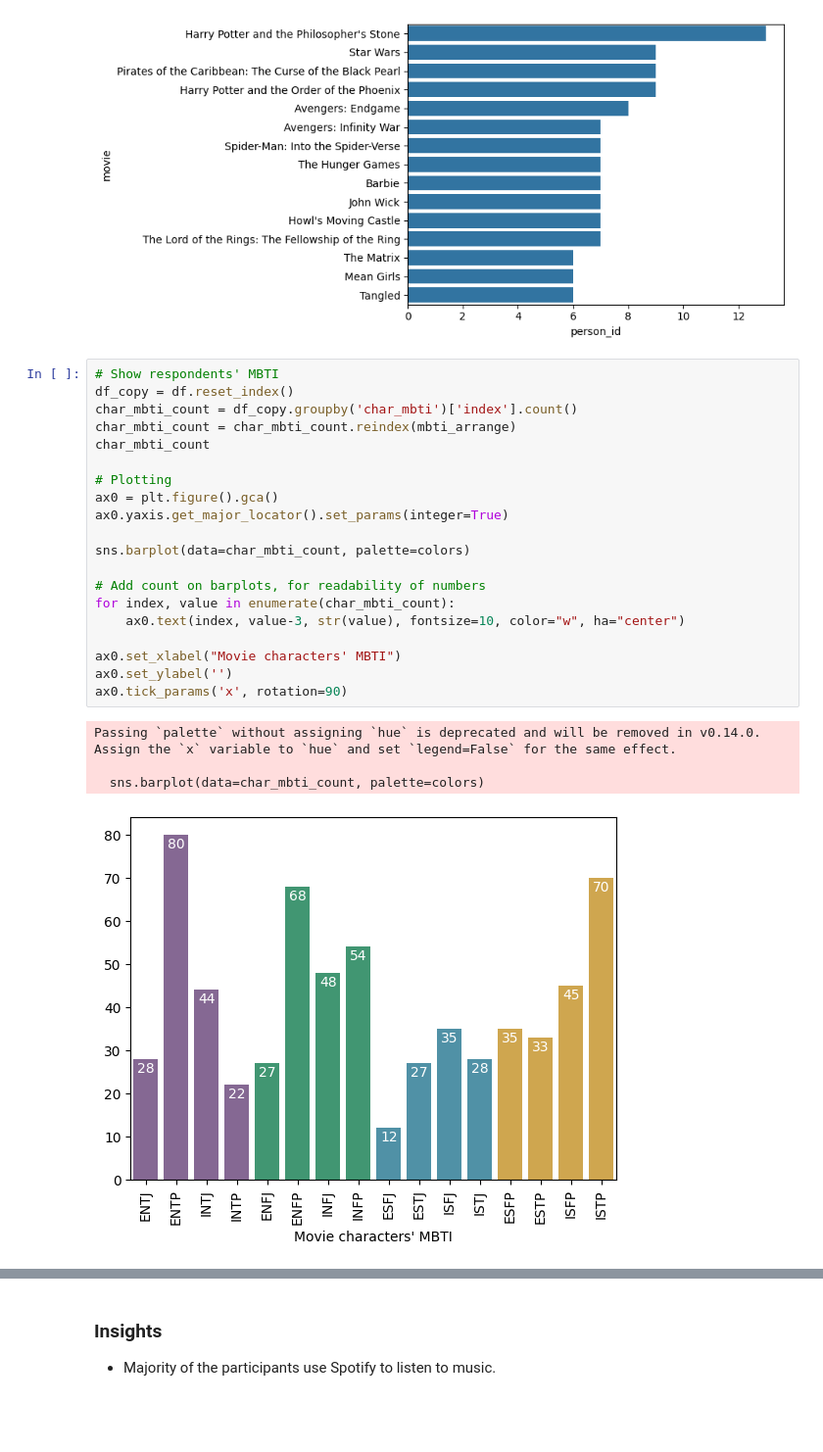
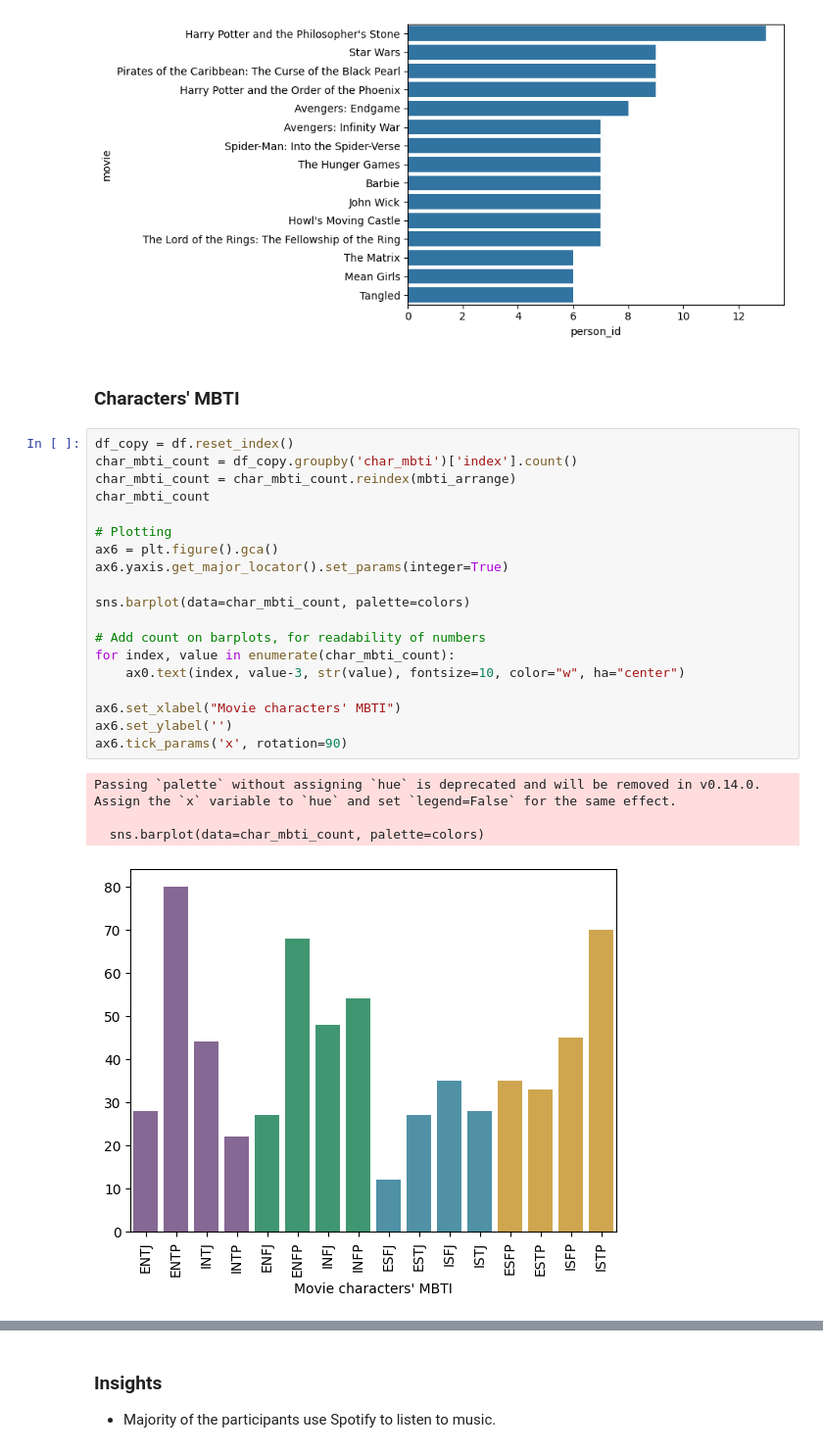
Before and after one commit to mlcuadra1/MBTI-movies-EDA, a Jupyter notebook: notebooks/Script 7 - EDA.ipynb, the cells around one changed output, grey strips where cells are left out. Shown at 98% size. Saved outputs shown, nothing was run; the diff lists cells and outputs as text; blank space fills up the shorter version.

```diff
--- a/notebooks/Script 7 - EDA.ipynb
+++ b/notebooks/Script 7 - EDA.ipynb
@@ -206,28 +206,29 @@ sns.barplot(most_voted_movies_df, orient = 'h')
 # %% [output]
 <Axes: xlabel='person_id', ylabel='movie'>
 [figure]
+# %% [markdown]
+### Characters' MBTI
 # %%
-# Show respondents' MBTI
 df_copy = df.reset_index()
 char_mbti_count = df_copy.groupby('char_mbti')['index'].count()
 char_mbti_count = char_mbti_count.reindex(mbti_arrange)
 char_mbti_count
 
 # Plotting
-ax0 = plt.figure().gca()
-ax0.yaxis.get_major_locator().set_params(integer=True)
+ax6 = plt.figure().gca()
+ax6.yaxis.get_major_locator().set_params(integer=True)
 
 sns.barplot(data=char_mbti_count, palette=colors)
 
 # Add count on barplots, for readability of numbers
 for index, value in enumerate(char_mbti_count):
     ax0.text(index, value-3, str(value), fontsize=10, color="w", ha="center")
 
-ax0.set_xlabel("Movie characters' MBTI")
-ax0.set_ylabel('')
-ax0.tick_params('x', rotation=90)
+ax6.set_xlabel("Movie characters' MBTI")
+ax6.set_ylabel('')
+ax6.tick_params('x', rotation=90)
 # %% [output]
 Passing `palette` without assigning `hue` is deprecated and will be removed in v0.14.0. Assign the `x` variable to `hue` and set `legend=False` for the same effect.
 
   sns.barplot(data=char_mbti_count, palette=colors)
-[figure, old version]
+[figure, new version]
```
Also changed, not shown: parts of 8 cells of this notebook.
